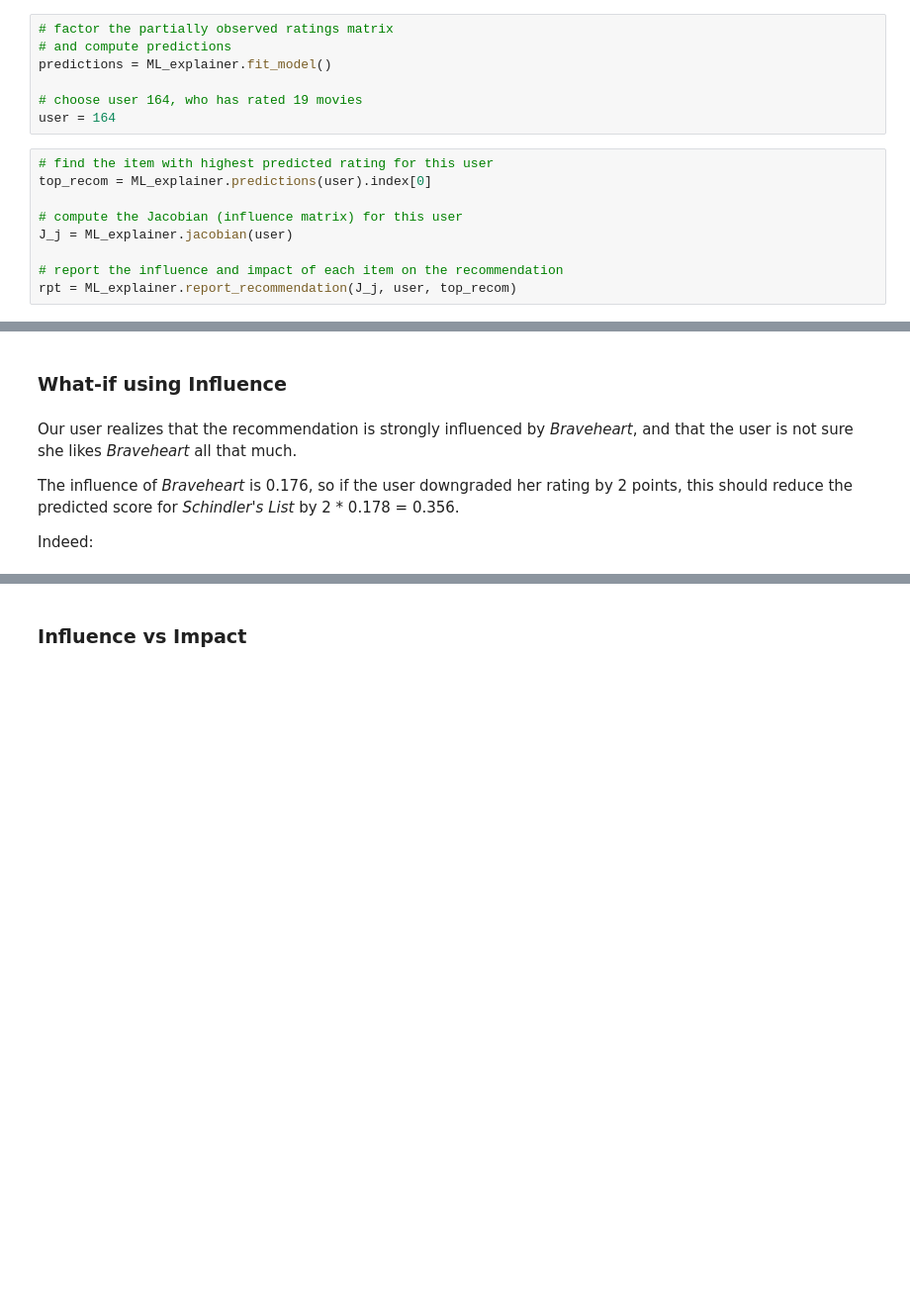
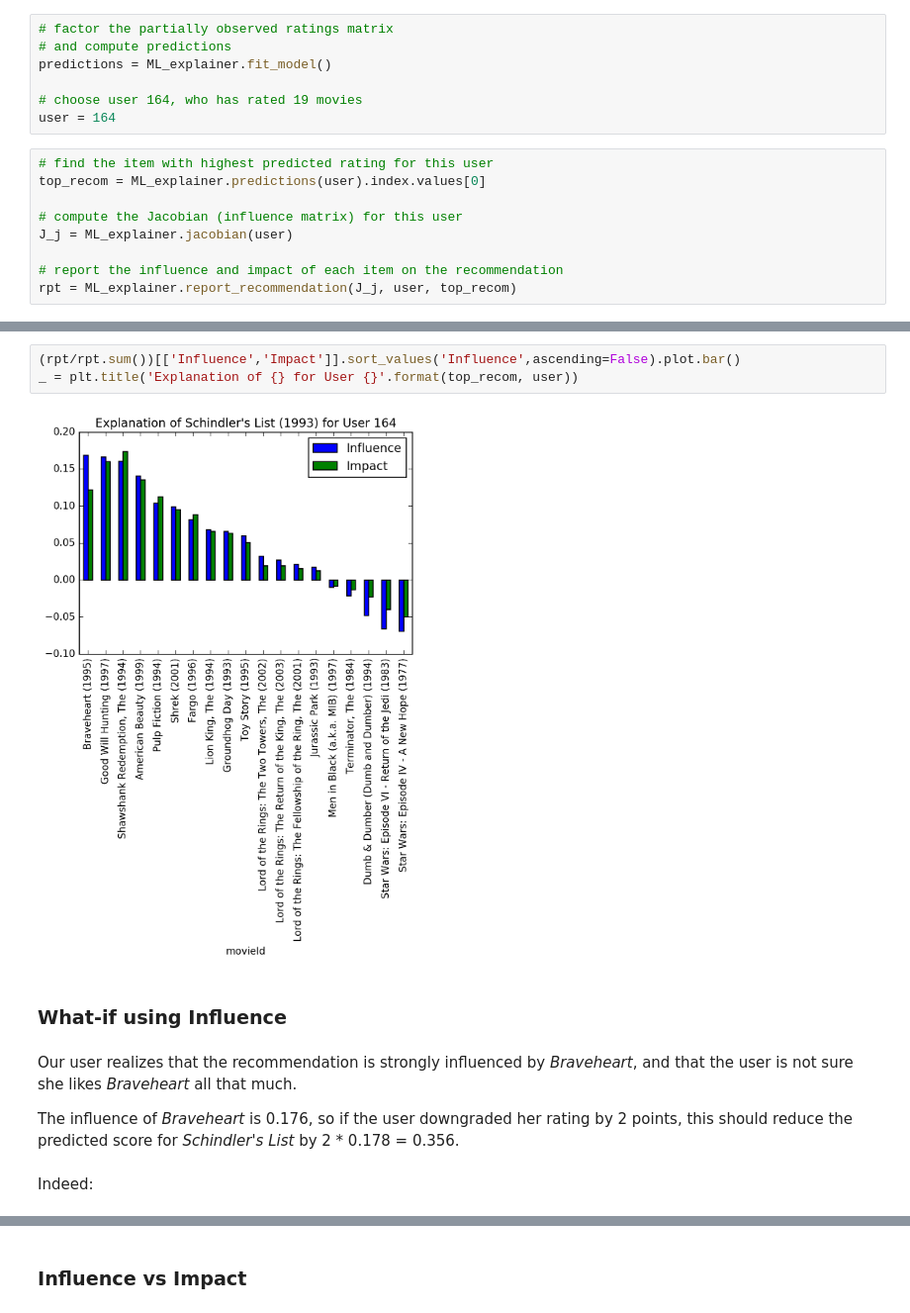
Before and after one commit to mcrovella/FATREC-2017-Talk, a Jupyter notebook: MF-Explan-FATREC-2017.ipynb, the cells around one changed output, grey strips where cells are left out. Shown: that part at 99% size. Saved outputs shown, nothing was run; the diff lists cells and outputs as text; blank space fills up the shorter version.

```diff
--- a/MF-Explan-FATREC-2017.ipynb
+++ b/MF-Explan-FATREC-2017.ipynb
@@ -240,7 +243,7 @@ predictions = ML_explainer.fit_model()
 user = 164
 # %%
 # find the item with highest predicted rating for this user
-top_recom = ML_explainer.predictions(user).index[0]
+top_recom = ML_explainer.predictions(user).index.values[0]
 
 # compute the Jacobian (influence matrix) for this user
 J_j = ML_explainer.jacobian(user)
@@ -268,11 +271,16 @@ sum:                                                                   4.335
+# %%
+(rpt/rpt.sum())[['Influence','Impact']].sort_values('Influence',ascending=False).plot.bar()
+_ = plt.title('Explanation of {} for User {}'.format(top_recom, user))
+# %% [output]
+[figure, added]
 # %% [markdown]
 ### What-if using Influence
 # %% [markdown]
 Our user realizes that the recommendation is strongly influenced by _Braveheart_, and that the user is not sure she likes _Braveheart_ all that much.
 
 The influence of _Braveheart_ is 0.176, so if the user downgraded her rating by 2 points, this should reduce the predicted score for _Schindler's List_ by 2 * 0.178 = 0.356.
-
-Indeed:
+# %% [markdown]
+Indeed:
 # %%
 ML_explainer.ratings.loc['Braveheart (1995)', user] -= 2.0
 predictions = ML_explainer.fit_model()
```
Also changed, not shown: parts of 15 cells of this notebook, 1 other file.
